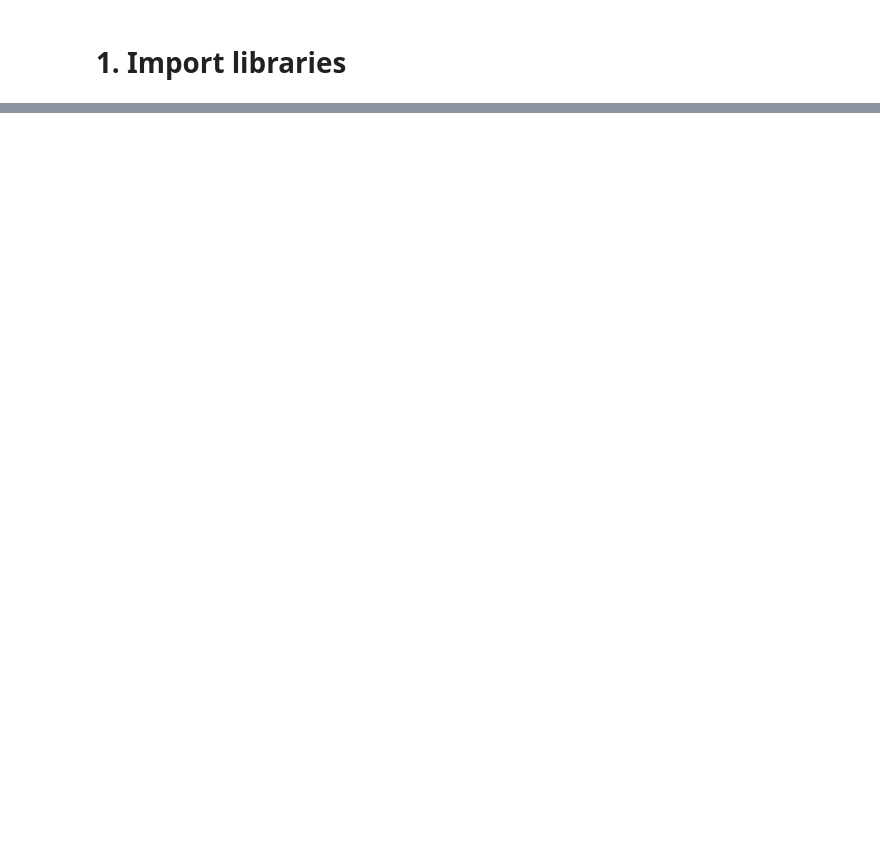
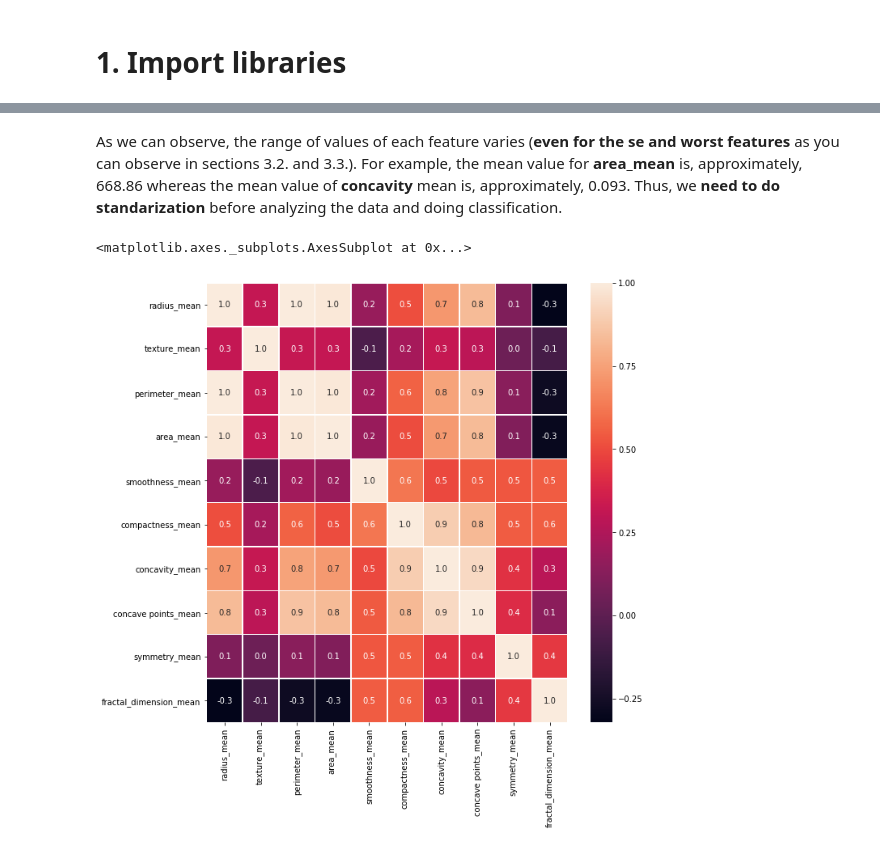
Before and after one commit to AndreGodinho7/Multivariate-Analysis, a Jupyter notebook: 2. Preliminary Analysis/Preliminary Analysis.ipynb, the cells around one changed output, grey strips where cells are left out. Cells and saved outputs as stored; diff of their text form; code cells hidden in the pictures; blank space fills up the shorter version.

```diff
--- a/2. Preliminary Analysis/Preliminary Analysis.ipynb
+++ b/2. Preliminary Analysis/Preliminary Analysis.ipynb
@@ -193,0 +147,13 @@ analyze_feature("PEG")
+# %%
+mean_features = ['radius_mean', 'texture_mean', 'perimeter_mean',
+       'area_mean', 'smoothness_mean', 'compactness_mean', 'concavity_mean',
+       'concave points_mean', 'symmetry_mean', 'fractal_dimension_mean']
+
+se_features = ['radius_se', 'texture_se', 'perimeter_se', 'area_se', 'smoothness_se',
+       'compactness_se', 'concavity_se', 'concave points_se', 'symmetry_se',
+       'fractal_dimension_se']
+
+worst_features = ['radius_worst', 'texture_worst',
+       'perimeter_worst', 'area_worst', 'smoothness_worst',
+       'compactness_worst', 'concavity_worst', 'concave points_worst',
+       'symmetry_worst', 'fractal_dimension_worst']
@@ -193,0 +174,2 @@ analyze_feature("PEG")
+# %% [markdown]
+As we can observe, the range of values of each feature varies (__even for the se and worst features__ as you can observe in sections 3.2. and 3.3.). For example, the mean value for __area_mean__ is, approximately, 668.86 whereas the mean value of __concavity__ mean is, approximately, 0.093. Thus, we __need to do standarization__ before analyzing the data and doing classification.
@@ -193,0 +179,6 @@ analyze_feature("PEG")
+# %%
+f,ax = plt.subplots(figsize=(10, 10))
+sns.heatmap(train[mean_features].corr(), annot=True, linewidths=.5, fmt= '.1f',ax=ax)
+# %% [output]
+<matplotlib.axes._subplots.AxesSubplot at 0x...>
+[figure, added]
```
Also changed, not shown: parts of 69 cells of this notebook.
